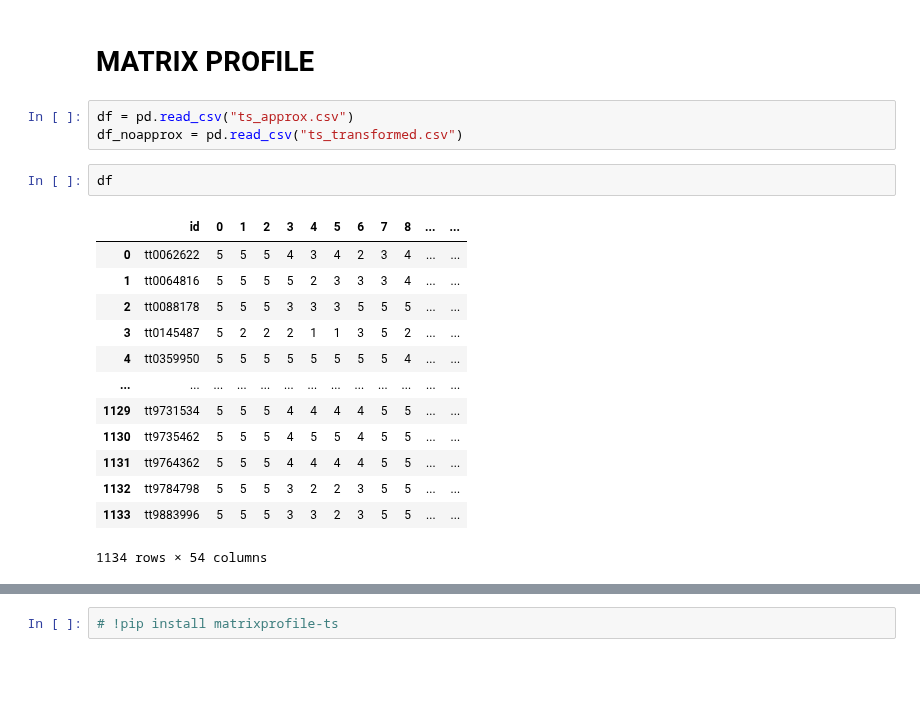
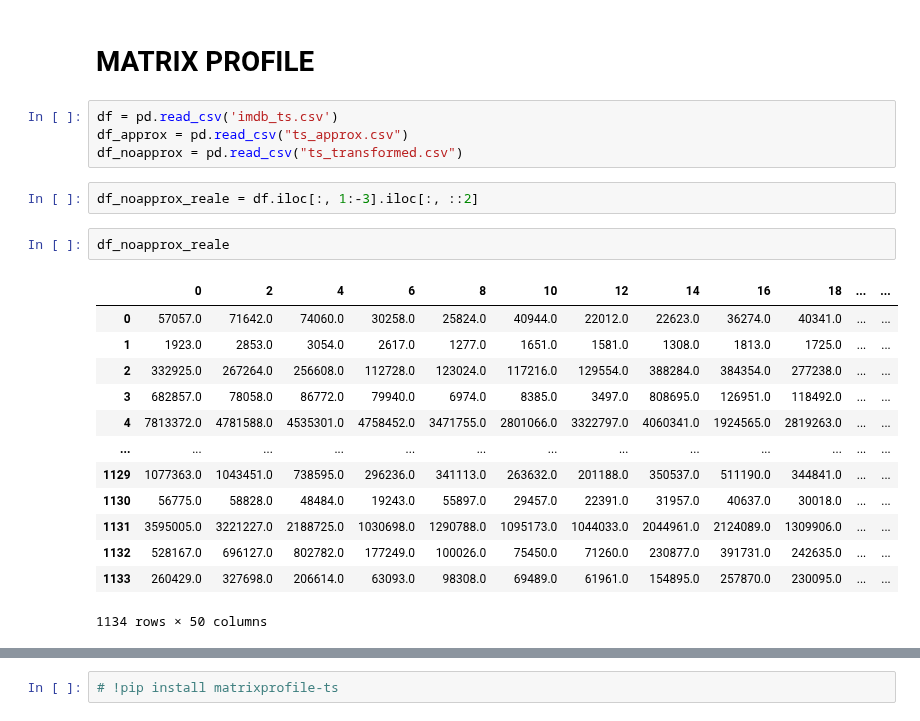
Before and after one commit to luigiascio/Data-Mining-2, a Jupyter notebook: time_series/TS_motifs_discord.ipynb, the cells around one changed output, grey strips where cells are left out. Cells and saved outputs as stored; diff of their text form; blank space fills up the shorter version.

```diff
--- a/time_series/TS_motifs_discord.ipynb
+++ b/time_series/TS_motifs_discord.ipynb
@@ -9,24 +9,27 @@ from collections import defaultdict
 # %% [markdown]
 # MATRIX PROFILE
 # %%
-df = pd.read_csv("ts_approx.csv")
+df = pd.read_csv('imdb_ts.csv')
+df_approx = pd.read_csv("ts_approx.csv")
 df_noapprox = pd.read_csv("ts_transformed.csv")
+# %%
+df_noapprox_reale = df.iloc[:, 1:-3].iloc[:, ::2]
 # %%
-df
+df_noapprox_reale
 # %% [output]
-|  | id | 0 | 1 | 2 | 3 | 4 | 5 | 6 | 7 | 8 | ... | ... |
-| 0 | tt0062622 | 5 | 5 | 5 | 4 | 3 | 4 | 2 | 3 | 4 | ... | ... |
-| 1 | tt0064816 | 5 | 5 | 5 | 5 | 2 | 3 | 3 | 3 | 4 | ... | ... |
-| 2 | tt0088178 | 5 | 5 | 5 | 3 | 3 | 3 | 5 | 5 | 5 | ... | ... |
-| 3 | tt0145487 | 5 | 2 | 2 | 2 | 1 | 1 | 3 | 5 | 2 | ... | ... |
-| 4 | tt0359950 | 5 | 5 | 5 | 5 | 5 | 5 | 5 | 5 | 4 | ... | ... |
+|  | 0 | 2 | 4 | 6 | 8 | 10 | 12 | 14 | 16 | 18 | ... | ... |
+| 0 | 57057.0 | 71642.0 | 74060.0 | 30258.0 | 25824.0 | 40944.0 | 22012.0 | 22623.0 | 36274.0 | 40341.0 | ... | ... |
+| 1 | 1923.0 | 2853.0 | 3054.0 | 2617.0 | 1277.0 | 1651.0 | 1581.0 | 1308.0 | 1813.0 | 1725.0 | ... | ... |
+| 2 | 332925.0 | 267264.0 | 256608.0 | 112728.0 | 123024.0 | 117216.0 | 129554.0 | 388284.0 | 384354.0 | 277238.0 | ... | ... |
+| 3 | 682857.0 | 78058.0 | 86772.0 | 79940.0 | 6974.0 | 8385.0 | 3497.0 | 808695.0 | 126951.0 | 118492.0 | ... | ... |
+| 4 | 7813372.0 | 4781588.0 | 4535301.0 | 4758452.0 | 3471755.0 | 2801066.0 | 3322797.0 | 4060341.0 | 1924565.0 | 2819263.0 | ... | ... |
 | ... | ... | ... | ... | ... | ... | ... | ... | ... | ... | ... | ... | ... |
-| 1129 | tt9731534 | 5 | 5 | 5 | 4 | 4 | 4 | 4 | 5 | 5 | ... | ... |
-| 1130 | tt9735462 | 5 | 5 | 5 | 4 | 5 | 5 | 4 | 5 | 5 | ... | ... |
-| 1131 | tt9764362 | 5 | 5 | 5 | 4 | 4 | 4 | 4 | 5 | 5 | ... | ... |
-| 1132 | tt9784798 | 5 | 5 | 5 | 3 | 2 | 2 | 3 | 5 | 5 | ... | ... |
-| 1133 | tt9883996 | 5 | 5 | 5 | 3 | 3 | 2 | 3 | 5 | 5 | ... | ... |
+| 1129 | 1077363.0 | 1043451.0 | 738595.0 | 296236.0 | 341113.0 | 263632.0 | 201188.0 | 350537.0 | 511190.0 | 344841.0 | ... | ... |
+| 1130 | 56775.0 | 58828.0 | 48484.0 | 19243.0 | 55897.0 | 29457.0 | 22391.0 | 31957.0 | 40637.0 | 30018.0 | ... | ... |
+| 1131 | 3595005.0 | 3221227.0 | 2188725.0 | 1030698.0 | 1290788.0 | 1095173.0 | 1044033.0 | 2044961.0 | 2124089.0 | 1309906.0 | ... | ... |
+| 1132 | 528167.0 | 696127.0 | 802782.0 | 177249.0 | 100026.0 | 75450.0 | 71260.0 | 230877.0 | 391731.0 | 242635.0 | ... | ... |
+| 1133 | 260429.0 | 327698.0 | 206614.0 | 63093.0 | 98308.0 | 69489.0 | 61961.0 | 154895.0 | 257870.0 | 230095.0 | ... | ... |
-1134 rows × 54 columns
+1134 rows × 50 columns
 # %%
 import pandas as pd
 import pywt
```
Also changed, not shown: parts of 15 cells of this notebook.
